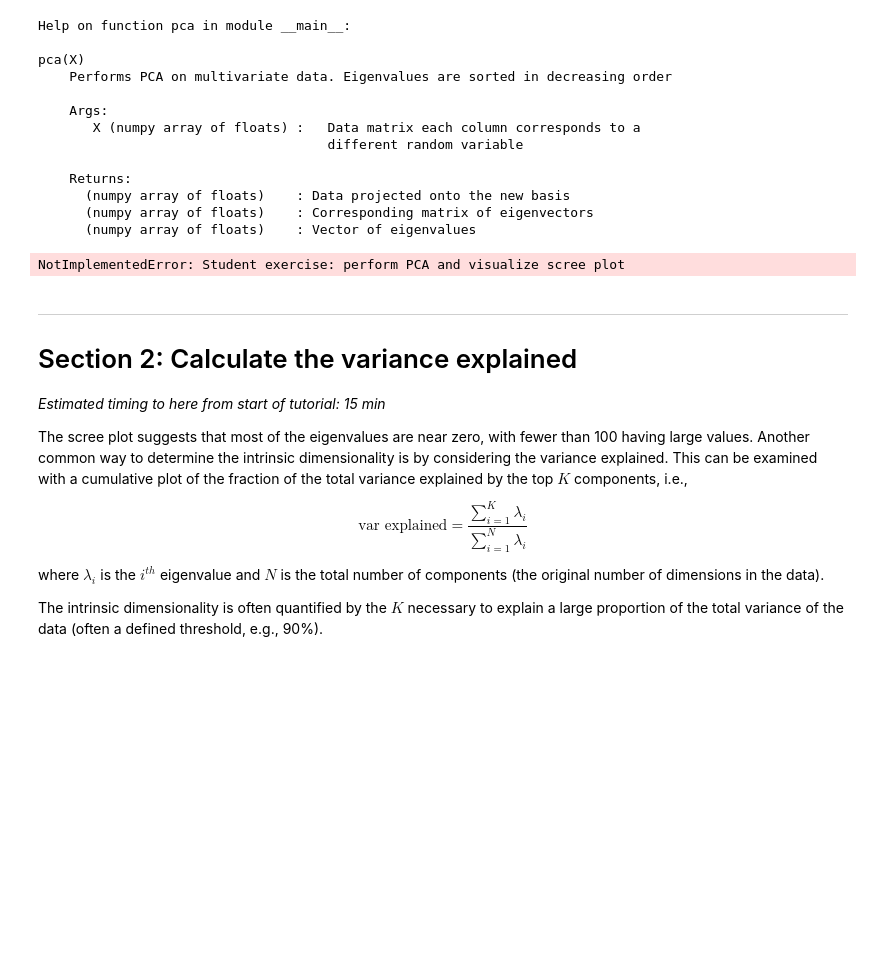
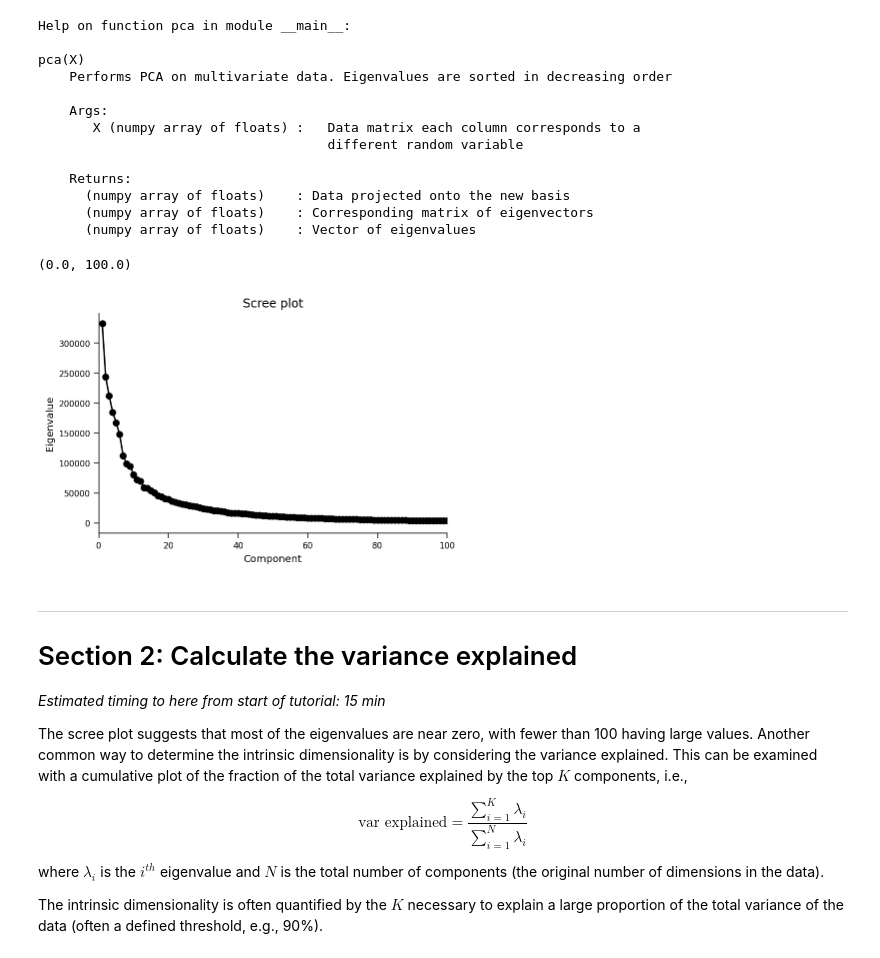
Before and after one commit to HyunsuLee/NMA-CN-course-content, a Jupyter notebook: tutorials/W1D4_DimensionalityReduction/W1D4_Tutorial3.ipynb, the cells around one changed output. Drawn from its saved outputs; the diff is of its cells as text; code cells hidden in the pictures; blank space fills up the shorter version.

```diff
--- a/tutorials/W1D4_DimensionalityReduction/W1D4_Tutorial3.ipynb
+++ b/tutorials/W1D4_DimensionalityReduction/W1D4_Tutorial3.ipynb
@@ -391,16 +391,16 @@ pca(X)
       (numpy array of floats)    : Vector of eigenvalues
 # %%
 #################################################
-## TODO for students
 # Fill out function and remove
-raise NotImplementedError("Student exercise: perform PCA and visualize scree plot")
+#raise NotImplementedError("Student exercise: perform PCA and visualize scree plot")
 #################################################
 
 # Perform PCA
-score, evectors, evals = ...
+score, evectors, evals = pca(X)
 
 # Plot the eigenvalues
 plot_eigenvalues(evals, limit=False)
-plt.xlim(...)  # limit x-axis up to 100 for zooming
+plt.xlim(0,100)  # limit x-axis up to 100 for zooming
 # %% [output]
-NotImplementedError: Student exercise: perform PCA and visualize scree plot
+(0.0, 100.0)
+[figure, added]
```
Also changed, not shown: parts of 16 cells of this notebook.
